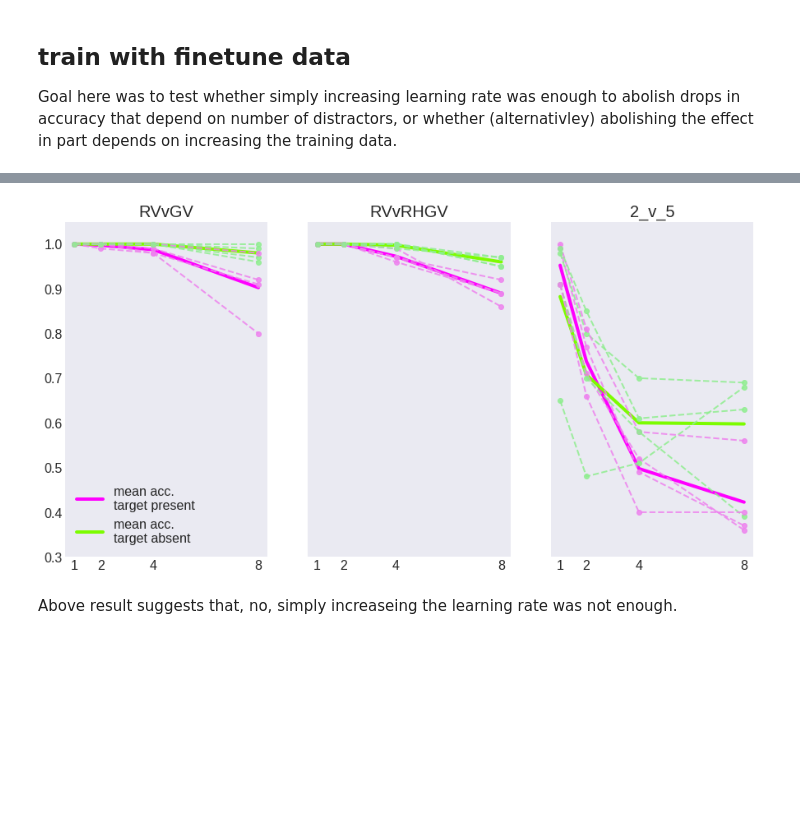
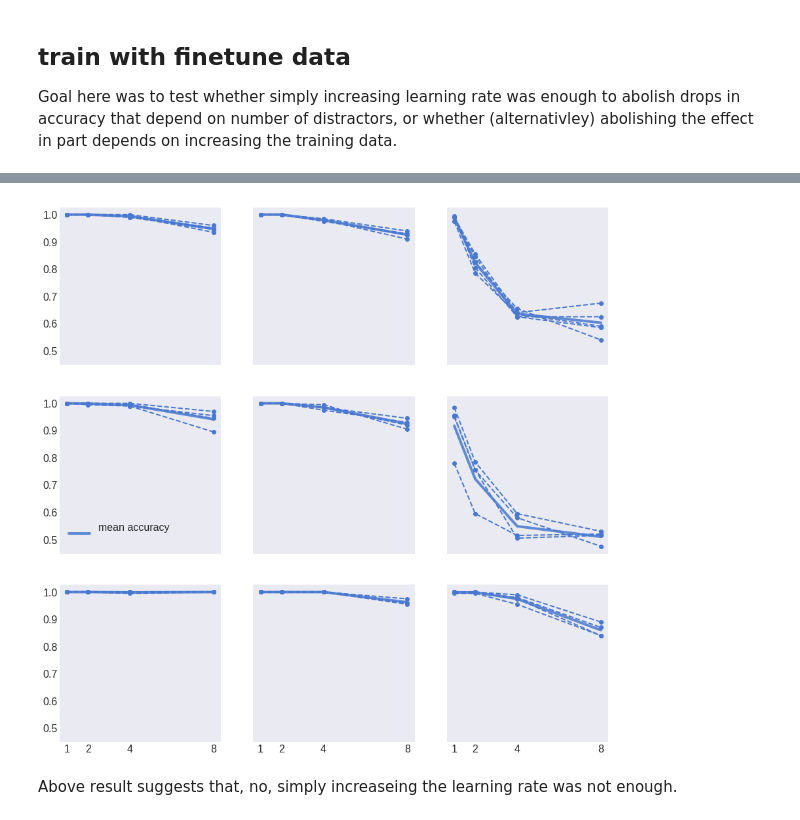
Before and after one commit to NickleDave/visual-search-nets, a Jupyter notebook: docs/notebooks/supp-info/alexnet-train-with-finetune-data.ipynb, the cells around one changed output, grey strips where cells are left out. Cells and saved outputs as stored; diff of their text form; code cells hidden in the pictures; blank space fills up the shorter version.

```diff
--- a/docs/notebooks/supp-info/alexnet-train-with-finetune-data.ipynb
+++ b/docs/notebooks/supp-info/alexnet-train-with-finetune-data.ipynb
@@ -15,0 +25,2 @@ data_prep_dir = Path('../../data/data_prepd_for_nets/')
+# %%
+train_types = ('finetune', 'train_finetune_data', 'train')
@@ -16,3 +55,5 @@ data_prep_dir = Path('../../data/data_prepd_for_nets/')
+# %%
+test_csv_path = '../../../data/csv/alexnet_finetune_train_finetune_data_train.csv'
 # %%
 searchnets.utils.general.results_csv(data_prep_dir,
                                      results_dir,
@@ -24,7 +65,7 @@ searchnets.utils.general.results_csv(data_prep_dir,
                                      data_gz_paths=data_gz_paths,
                                      results_gz_paths=results_gz_paths)
 # %%
-atft_df = pd.read_csv('alexnet_train_finetune_data.csv')
+atft_df = pd.read_csv(test_csv_path)
 # %%
 atft_df.head()
 # %% [output]
@@ -37,24 +78,41 @@ atft_df.head()
+# %%
+pal = sns.color_palette('muted')
 # %%
-figsize=(15,7.5)
-fig, ax = plt.subplots(1, 3, sharex=True, sharey=True, figsize=figsize)
+save_as = '../../static/fig3/alexnet-finetune-train-w-finetune-train-ipynb.png'
+
+figsize=(15,15)
+fig, ax = plt.subplots(3, 3, sharex=True, sharey=True, figsize=figsize)
 # add a big axis, hide frame
 fig.add_subplot(111, frameon=False)
 # hide tick and tick label of the big axis
 plt.tick_params(labelcolor='none', top=False, bottom=False, left=False, right=False)
 
-for col, (stim_name, stim_abbrev) in enumerate(zip(
-    ['feature', 'conjunction', 'spatial configuration'],
-    ['RVvGV', 'RVvRHGV', '2_v_5'])):
-        if col==0:
-            add_legend=True
-        else:
-            add_legend=False
+net_name = 'alexnet'
+for row, train_type in enumerate(train_types):
+    for col, (stim_name, stim_abbrev) in enumerate(zip(
+        ['feature', 'conjunction', 'spatial configuration'],
+        ['RVvGV', 'RVvRHGV', '2_v_5'])):
+            if row==1 and col==0:
+                add_legend=True
+            else:
+                add_legend=False
 
-        searchnets.plot.acc_v_set_size_df(df=atft_df, net_name='alexnet',
-                                          train_type='train_finetune_data', stimulus=stim_abbrev,
-                                          ylim=(0.3, 1.05), ax=ax[col], add_legend=add_legend)
-        ax[col].set_title(stim_abbrev)
+            both_color = pal[0]
+            mn_both_color = pal[0]
+
+            searchnets.plot.metric_v_set_size_df(df=atft_df, net_name=net_name,
+                                                 train_type=train_type,
+                                                 stimulus=stim_abbrev,
+                                                 metric='accuracy',
+                                                 conditions=['both'],
+                                                 both_color=both_color,
+                                                 mn_both_color=mn_both_color,
+                                                 set_ylim=False,
+                                                 ax=ax[row, col],
+                                                 ylim=(0.5, 1.05),
+                                                 add_legend=add_legend,
+                                                 save_as=save_as)
 # %% [output]
-[figure, old version]
+[figure, new version]
 # %% [markdown]
 Above result suggests that, no, simply increaseing the learning rate was not enough.
```
Also changed, not shown: parts of 7 cells of this notebook, 1 other file.
